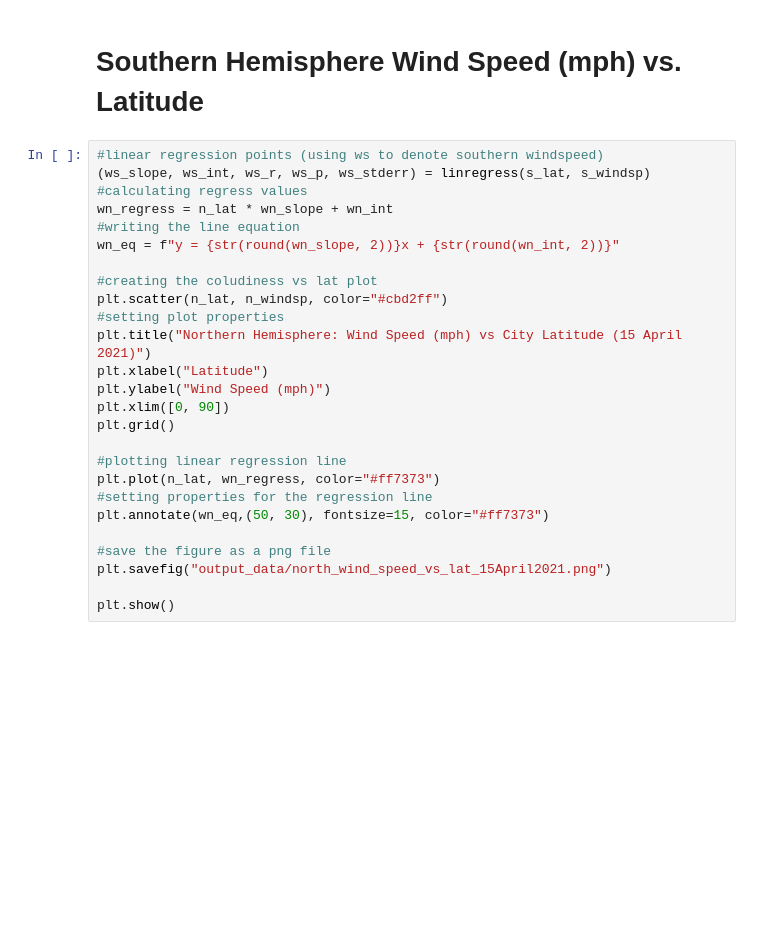
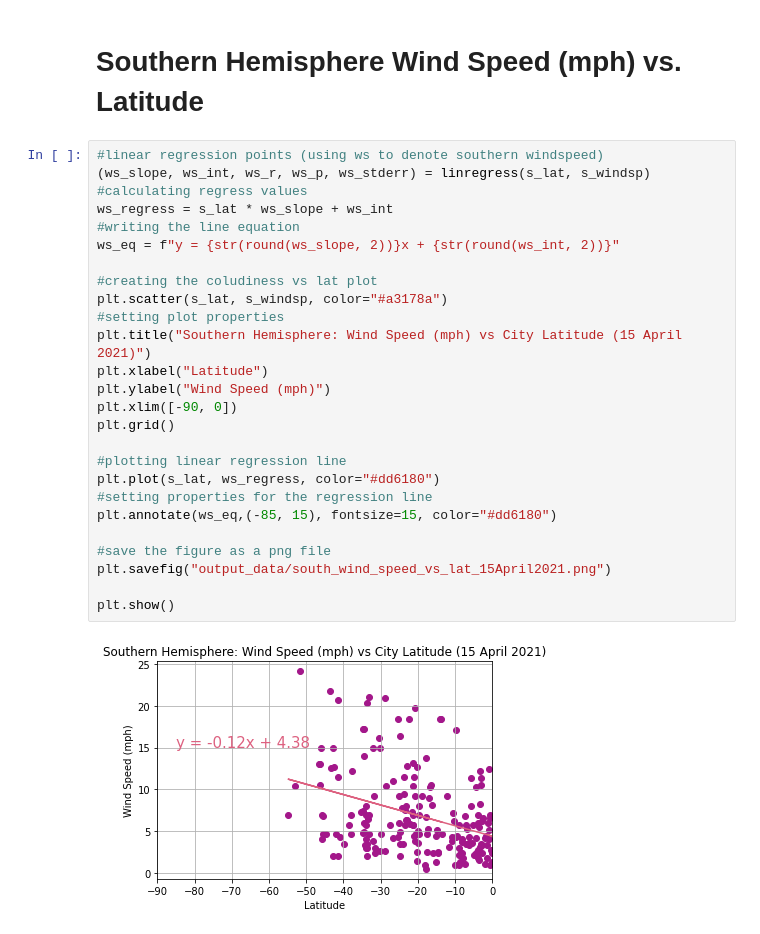
Before and after one commit to zarzarbinks0702/Global-Weather-Analysis, a Jupyter notebook: WeatherPy/WeatherPy.ipynb, the cells around one changed output. Saved outputs shown, nothing was run; the diff lists cells and outputs as text; blank space fills up the shorter version.

```diff
--- a/WeatherPy/WeatherPy.ipynb
+++ b/WeatherPy/WeatherPy.ipynb
@@ -529,26 +529,28 @@ plt.show()
 # %%
 #linear regression points (using ws to denote southern windspeed)
 (ws_slope, ws_int, ws_r, ws_p, ws_stderr) = linregress(s_lat, s_windsp)
 #calculating regress values
-wn_regress = n_lat * wn_slope + wn_int
+ws_regress = s_lat * ws_slope + ws_int
 #writing the line equation
-wn_eq = f"y = {str(round(wn_slope, 2))}x + {str(round(wn_int, 2))}"
+ws_eq = f"y = {str(round(ws_slope, 2))}x + {str(round(ws_int, 2))}"
 
 #creating the coludiness vs lat plot
-plt.scatter(n_lat, n_windsp, color="#cbd2ff")
+plt.scatter(s_lat, s_windsp, color="#a3178a")
 #setting plot properties
-plt.title("Northern Hemisphere: Wind Speed (mph) vs City Latitude (15 April 2021)")
+plt.title("Southern Hemisphere: Wind Speed (mph) vs City Latitude (15 April 2021)")
 plt.xlabel("Latitude")
 plt.ylabel("Wind Speed (mph)")
-plt.xlim([0, 90])
+plt.xlim([-90, 0])
 plt.grid()
 
 #plotting linear regression line
-plt.plot(n_lat, wn_regress, color="#ff7373")
+plt.plot(s_lat, ws_regress, color="#dd6180")
 #setting properties for the regression line
-plt.annotate(wn_eq,(50, 30), fontsize=15, color="#ff7373")
+plt.annotate(ws_eq,(-85, 15), fontsize=15, color="#dd6180")
 
 #save the figure as a png file
-plt.savefig("output_data/north_wind_speed_vs_lat_15April2021.png")
+plt.savefig("output_data/south_wind_speed_vs_lat_15April2021.png")
 
 plt.show()
+# %% [output]
+[figure, added]
```
